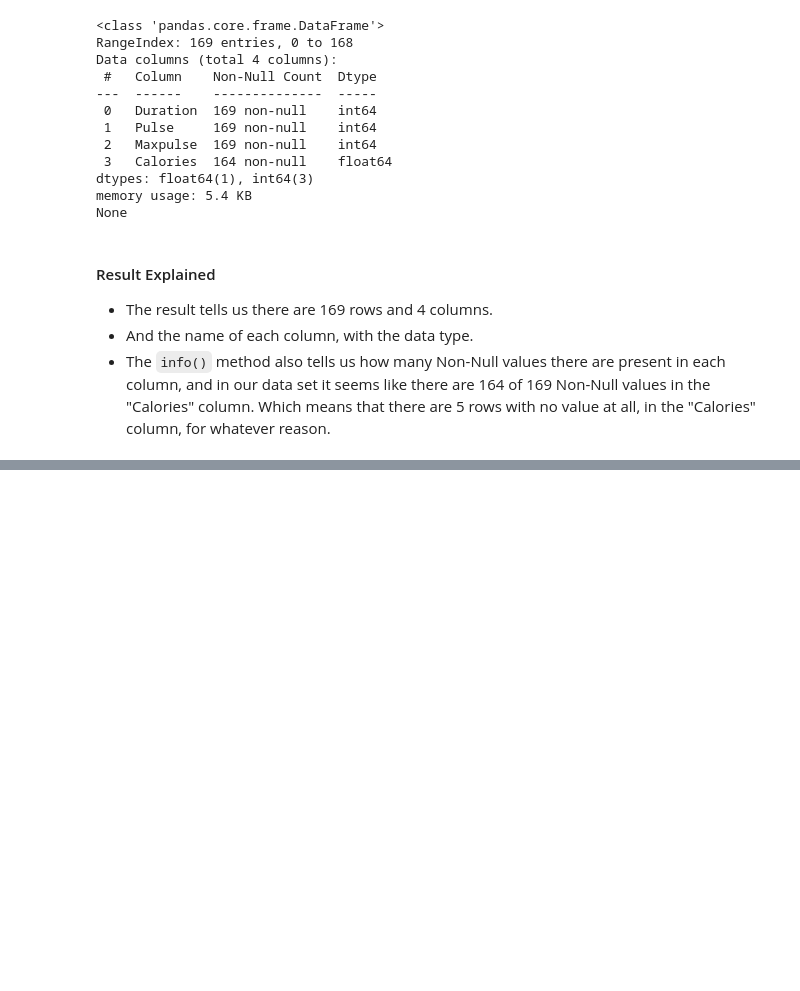
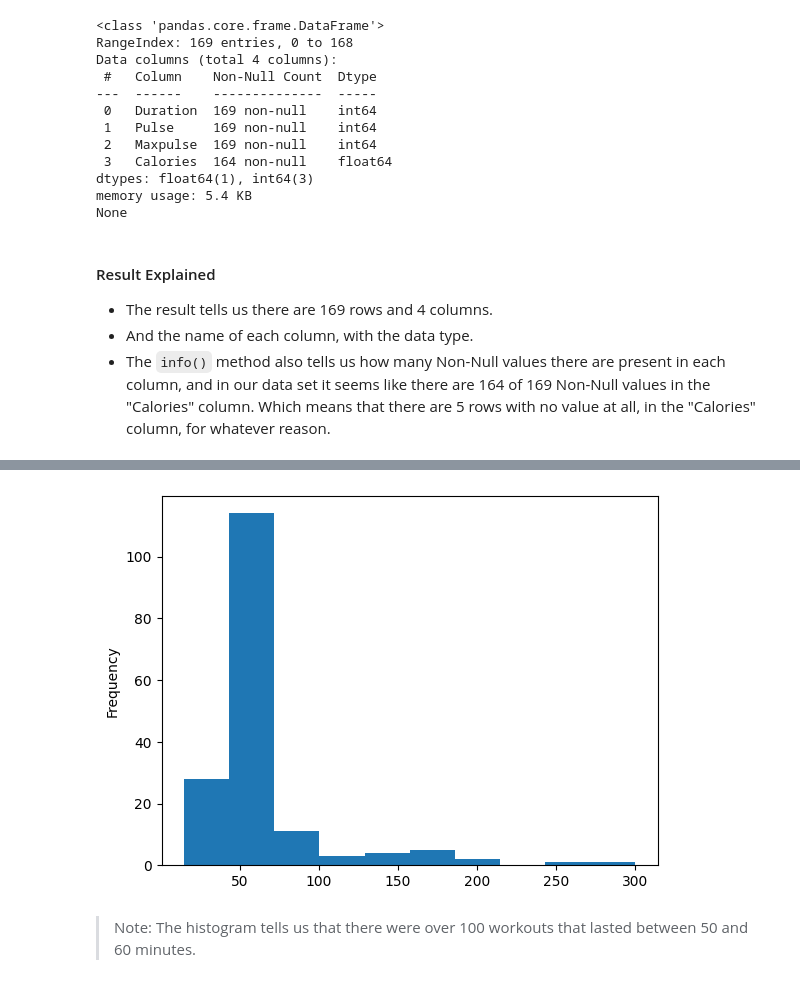
Before and after one commit to thehimel/practice-python, a Jupyter notebook: pandas.ipynb, the cells around one changed output, grey strips where cells are left out. Drawn from its saved outputs; the diff is of its cells as text; code cells hidden in the pictures; blank space fills up the shorter version.

```diff
--- a/pandas.ipynb
+++ b/pandas.ipynb
@@ -344,0 +699,10 @@ None
+# %%
+import pandas as pd
+import matplotlib.pyplot as plt
+df = pd.read_csv(CSV_DATA)
+df["Duration"].plot(kind = 'hist')
+plt.show()
+# %% [output]
+[figure, added]
+# %% [markdown]
+> Note: The histogram tells us that there were over 100 workouts that lasted between 50 and 60 minutes.
```
Also changed, not shown: parts of 25 cells of this notebook.
